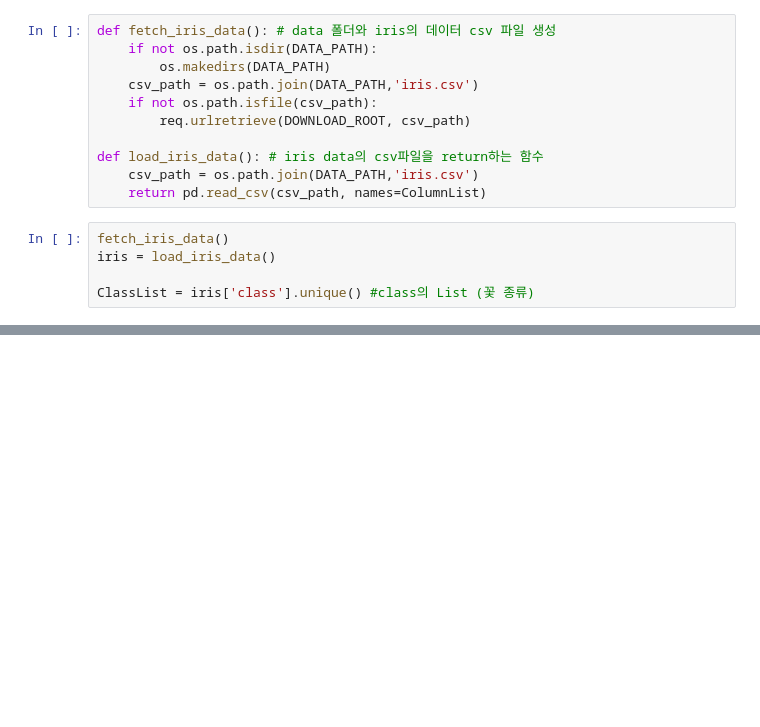
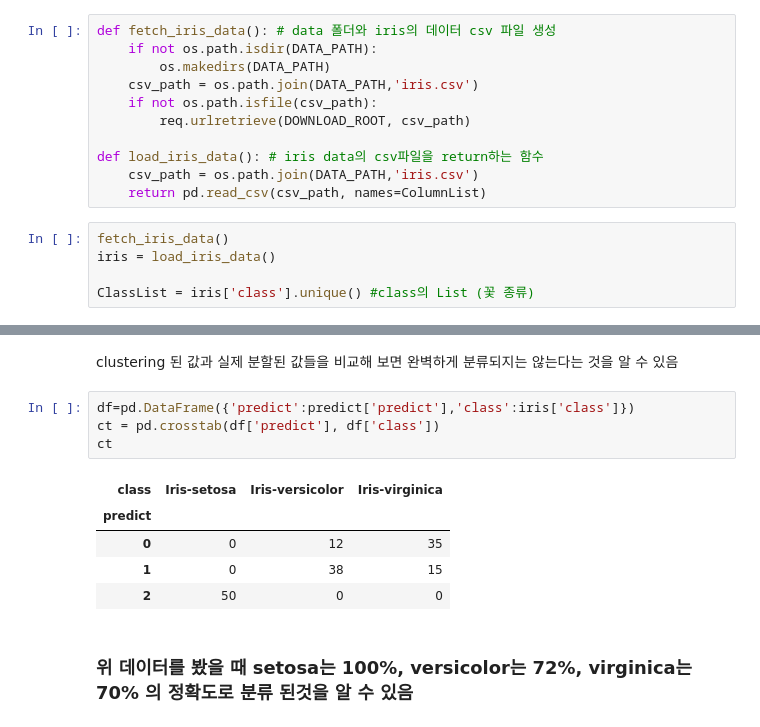
Before and after one commit to DongHyun99/Data_Mining, a Jupyter notebook: Pandas_data_analysis/week2.ipynb, the cells around one changed output, grey strips where cells are left out. Drawn from its saved outputs; the diff is of its cells as text; blank space fills up the shorter version.

```diff
--- a/Pandas_data_analysis/week2.ipynb
+++ b/Pandas_data_analysis/week2.ipynb
@@ -47,0 +81,14 @@ KeyError: 'Sepal length'
+# %% [markdown]
+clustering 된 값과 실제 분할된 값들을 비교해 보면 완벽하게 분류되지는 않는다는 것을 알 수 있음
+# %%
+df=pd.DataFrame({'predict':predict['predict'],'class':iris['class']})
+ct = pd.crosstab(df['predict'], df['class'])
+ct
+# %% [output]
+| class | Iris-setosa | Iris-versicolor | Iris-virginica |
+| predict |  |  |  |
+| 0 | 0 | 12 | 35 |
+| 1 | 0 | 38 | 15 |
+| 2 | 50 | 0 | 0 |
+# %% [markdown]
+### 위 데이터를 봤을 때 setosa는 100%, versicolor는 72%, virginica는 70% 의 정확도로 분류 된것을 알 수 있음
```
Also changed, not shown: parts of 5 cells of this notebook, 1 other file.
